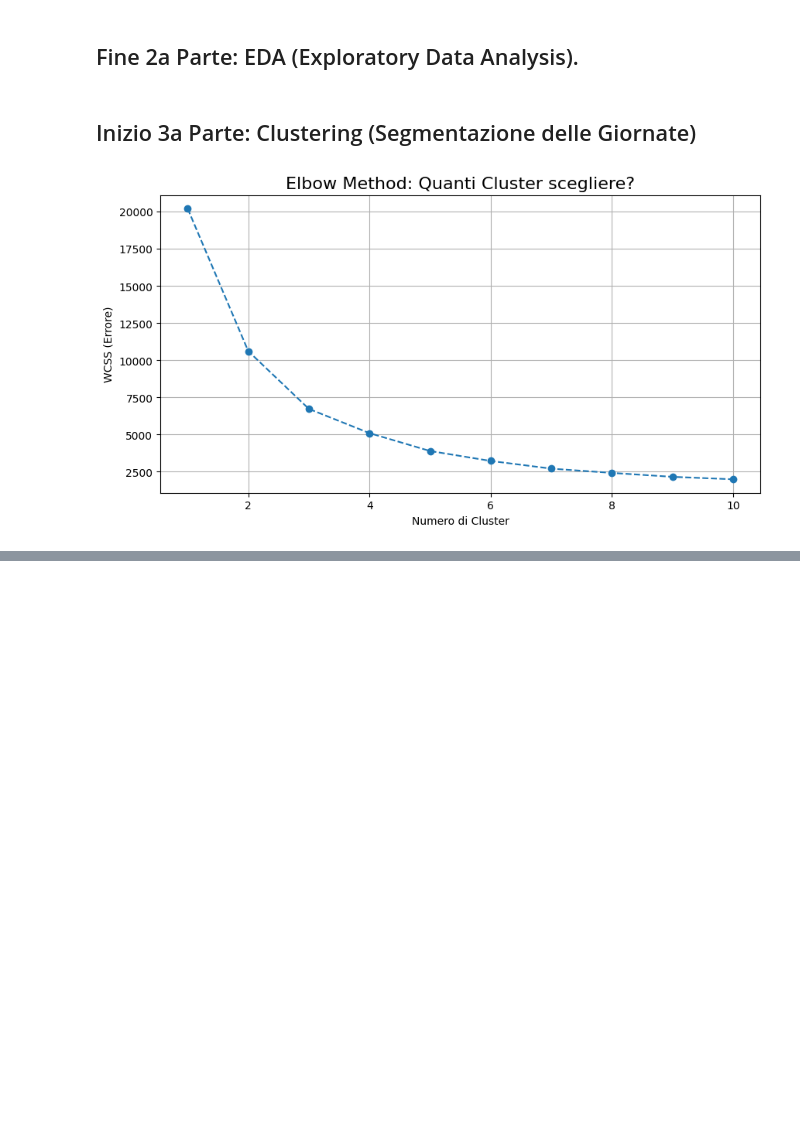
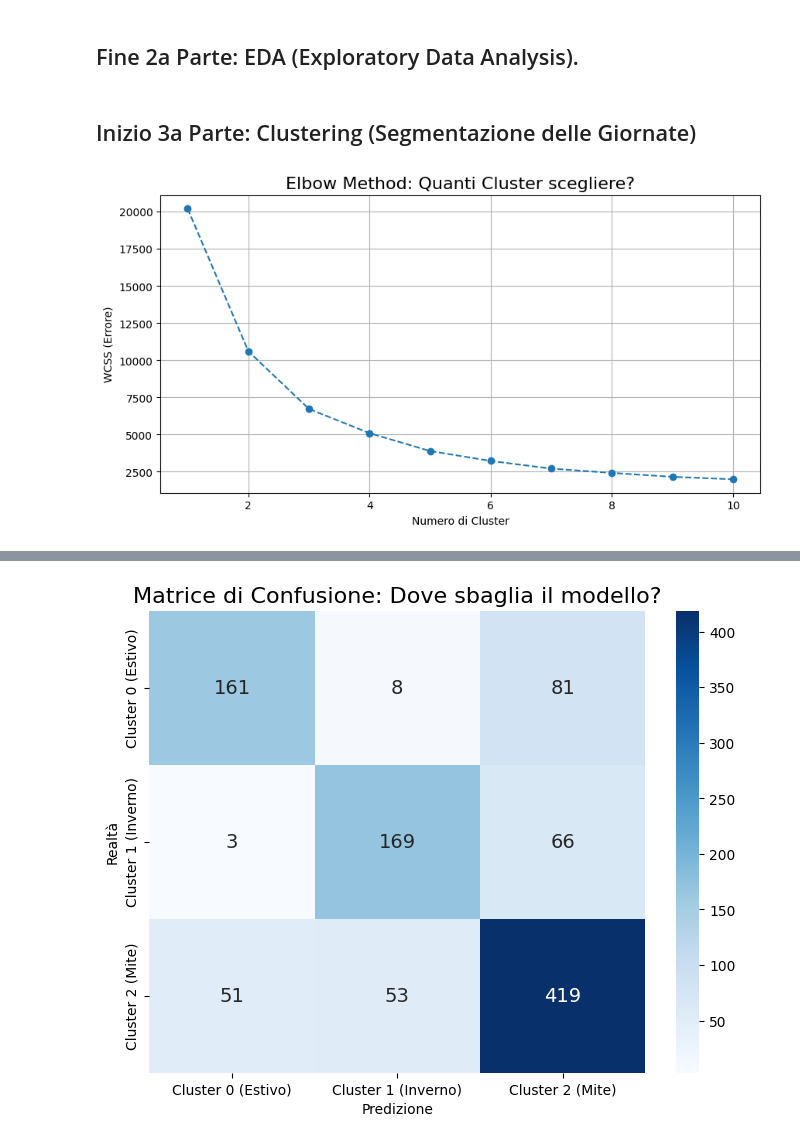
Before and after one commit to reimici/EnergyConsumptionAnalysis, a Jupyter notebook: notebook.ipynb, the cells around one changed output, grey strips where cells are left out. Saved outputs shown, nothing was run; the diff lists cells and outputs as text; code cells hidden in the pictures; blank space fills up the shorter version.

```diff
--- a/notebook.ipynb
+++ b/notebook.ipynb
@@ -372,0 +476,81 @@ plt.show()
+# %%
+from sklearn.model_selection import train_test_split
+from sklearn.ensemble import RandomForestClassifier
+from sklearn.preprocessing import StandardScaler
+from sklearn.metrics import classification_report, confusion_matrix, accuracy_score
+import pandas as pd
+import seaborn as sns
+import matplotlib.pyplot as plt
+
+# --- 1. PREPROCESSING (Robustezza) ---
+# Prepariamo i dati lavorando su una copia
+df_model = daily_data.copy()
+
+# PASSO CRUCIALE: Ricreiamo le feature temporali qui, per essere sicuri che esistano!
+df_model['Month'] = df_model.index.month
+df_model['DayOfWeek'] = df_model.index.dayofweek
+df_model['Year'] = df_model.index.year
+
+# Selezioniamo Input (X) e Target (y)
+X = df_model[['Month', 'DayOfWeek', 'Year']]
+y = df_model['Cluster']
+
+# Split Training (80%) / Test (20%)
+X_train, X_test, y_train, y_test = train_test_split(X, y, test_size=0.2, random_state=42)
+
+# --- 2. SCALING ---
+scaler = StandardScaler()
+X_train = scaler.fit_transform(X_train)
+X_test = scaler.transform(X_test)
+
+# --- 3. ADDESTRAMENTO ---
+model = RandomForestClassifier(n_estimators=100, random_state=42)
+model.fit(X_train, y_train)
+
+# Predizione
+y_pred = model.predict(X_test)
+acc = accuracy_score(y_test, y_pred)
+
+print(f"✅ Modello addestrato! Accuratezza raggiunta: {acc*100:.2f}%")
+
+# --- 4. VALUTAZIONE AVANZATA ---
+
+# A. Matrice di Confusione
+plt.figure(figsize=(8, 6))
+cm = confusion_matrix(y_test, y_pred)
+
+# Etichette (Uso i nomi generici, adattali se vuoi)
+labels = ['Cluster 0 (Estivo)', 'Cluster 1 (Inverno)', 'Cluster 2 (Mite)']
+
+sns.heatmap(cm, annot=True, fmt='d', cmap='Blues',
+            xticklabels=labels, yticklabels=labels, annot_kws={"size": 14})
+plt.title('Matrice di Confusione: Dove sbaglia il modello?', fontsize=16)
+plt.ylabel('Realtà')
+plt.xlabel('Predizione')
+plt.show()
+
+# B. Report Dettagliato
+print("\n--- Report di Classificazione ---")
+report_dict = classification_report(y_test, y_pred, output_dict=True)
+df_report = pd.DataFrame(report_dict).transpose()
+
+# Formattazione condizionale (Gestiamo l'errore se manca Jinja2)
+try:
+    cols_to_format = ['precision', 'recall', 'f1-score']
+    df_report[cols_to_format] = df_report[cols_to_format] * 100
+    display(df_report.style.format("{:.2f}%", subset=cols_to_format).background_gradient(cmap='Greens', subset=['f1-score']))
+except:
+    print("Nota: Libreria Jinja2 non trovata, stampo tabella semplice.")
+    print(df_report)
+
+# C. Feature Importance
+importances = pd.DataFrame({
+    'Feature': ['Mese', 'Giorno Settimana', 'Anno'],
+    'Importanza': model.feature_importances_
+}).sort_values(by='Importanza', ascending=False)
+
+plt.figure(figsize=(8, 4))
+sns.barplot(x='Importanza', y='Feature', data=importances, palette='viridis')
+plt.title('Quali variabili decidono il tipo di giornata?', fontsize=14)
+plt.show()
+# %% [output]
@@ -372,0 +558 @@ plt.show()
+[figure, added]
```
Also changed, not shown: parts of 5 cells of this notebook.
